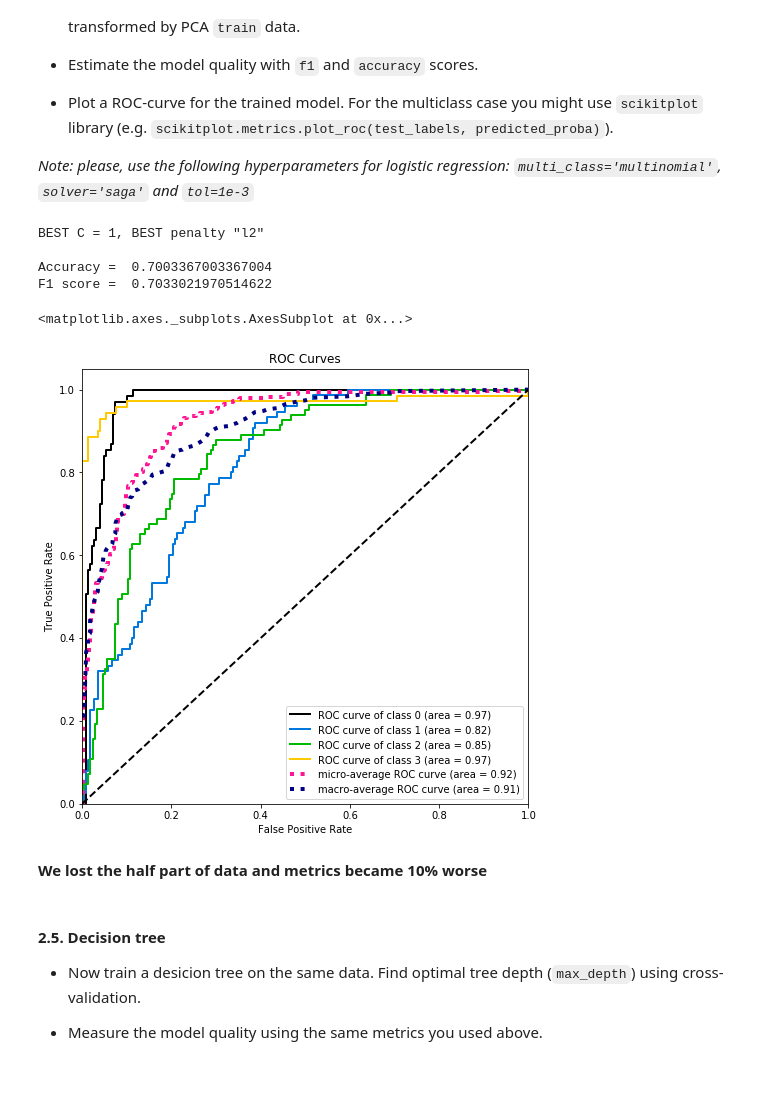
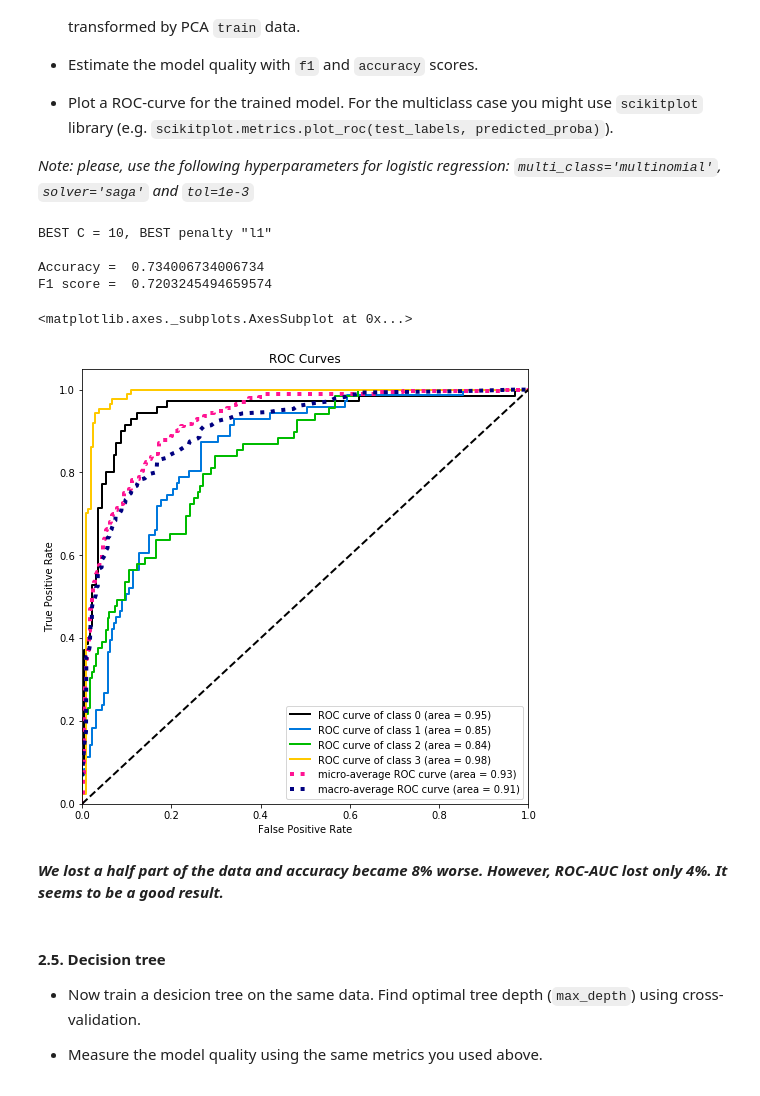
Before and after one commit to shereneshka/ml-mipt, a Jupyter notebook: homeworks_basic/Lab1_ML_pipeline_and_SVM/Lab1_part2_ml_pipeline.ipynb, the cells around one changed output. Cells and saved outputs as stored; diff of their text form; code cells hidden in the pictures.

```diff
--- a/homeworks_basic/Lab1_ML_pipeline_and_SVM/Lab1_part2_ml_pipeline.ipynb
+++ b/homeworks_basic/Lab1_ML_pipeline_and_SVM/Lab1_part2_ml_pipeline.ipynb
@@ -140,9 +136,10 @@ for i in range(4):
 from sklearn.linear_model import LogisticRegression
 from sklearn.metrics import f1_score
 from sklearn.model_selection import GridSearchCV
+from sklearn.model_selection import cross_val_score
 
-lr = LogisticRegression(tol=1e-3, solver='saga', max_iter=500, multi_class='multinomial')
-params = {'penalty':['l1','l2'], 'C':[0.01, 0.1, 1, 10, 100]}
+lr = LogisticRegression(tol=1e-3, solver='saga', max_iter=500, multi_class='multinomial', random_state=42)
+params = {'penalty':['l1','l2'], 'C':[0.1, 0.1, 1, 10]}
 cv = GridSearchCV(lr, params)
 cv.fit(X_train, y_train)
 print('CV score results:')
@@ -164,7 +159,8 @@ CV score results:
 
 BEST C = 10, BEST penalty "l1"
 # %%
-best_lr = LogisticRegression(tol=1e-3, solver='saga', max_iter=500, multi_class='multinomial', C=10, penalty='l1')
+best_lr = LogisticRegression(tol=1e-3, solver='saga', max_iter=500, multi_class='multinomial',
+                             C=cv.best_params_['C'], penalty=cv.best_params_['penalty'], random_state=42)
 best_lr.fit(X_train, y_train)
 y_pred_proba = best_lr.predict_proba(X_test)
 y_pred = best_lr.predict(X_test)
@@ -227,33 +226,34 @@ Current space explains 0.985% of variance
 # %%
 ### YOUR CODE HERE
 from sklearn.pipeline import Pipeline
 n_components = 10
-pipe = Pipeline(steps=[('prepr', PCA(n_components=n_components)),
-                       ('est', LogisticRegression(tol=1e-3, solver='saga', max_iter=500, multi_class='multinomial'))])
+pipe = Pipeline(steps=[('prepr', PCA(n_components=n_components, random_state=42)),
+                       ('est', LogisticRegression(tol=1e-3, solver='saga', max_iter=500, multi_class='multinomial',
+                                                  random_state=42))])
 params_p = {'est__penalty': ['l1', 'l2'], 'est__C': [0.01, 0.1, 1, 10, 100]}
 
 cv_p = GridSearchCV(pipe, params_p)
 cv_p.fit(X_train, y_train)
 pipe.set_params(est__C = cv_p.best_params_['est__C'], est__penalty = cv_p.best_params_['est__penalty'])
 print('BEST С = {}, BEST penalty "{}"'.format(cv_p.best_params_['est__C'], cv_p.best_params_['est__penalty']))
 print()
 
 pipe.fit(X_train, y_train)
 y_pred_pca = pipe.predict(X_test)
 y_pred_proba_pca = pipe.predict_proba(X_test)
 print('Accuracy = ', pipe.score(X_test, y_test))
 print('F1 score = ', f1_score(y_test, y_pred_pca, average='macro'))
 
 plot_roc(y_test, y_pred_proba_pca, figsize=(8,8))
 # %% [output]
-BEST С = 1, BEST penalty "l2"
+BEST С = 10, BEST penalty "l1"
 
-Accuracy =  0.7003367003367004
-F1 score =  0.7033021970514622
+Accuracy =  0.734006734006734
+F1 score =  0.7203245494659574
 <matplotlib.axes._subplots.AxesSubplot at 0x...>
-[figure, old version]
+[figure, new version]
-# %% [markdown]
-**We lost the half part of data and metrics became 10% worse**
+# %% [markdown]
+**_We lost a half part of the data and accuracy became 8% worse. However, ROC-AUC lost only 4%. It seems to be a good result._**
 # %% [markdown]
 #### 2.5. Decision tree
 * Now train a desicion tree on the same data. Find optimal tree depth (`max_depth`) using cross-validation.
```
Also changed, not shown: parts of 28 cells of this notebook, 5 other files.
